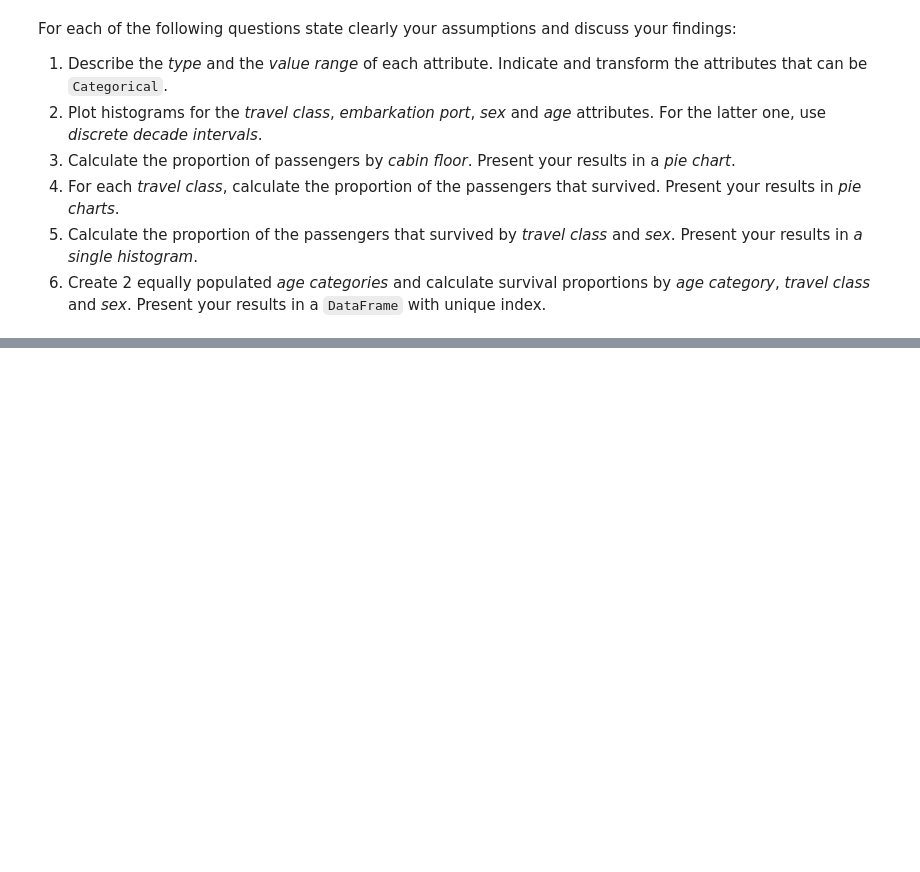
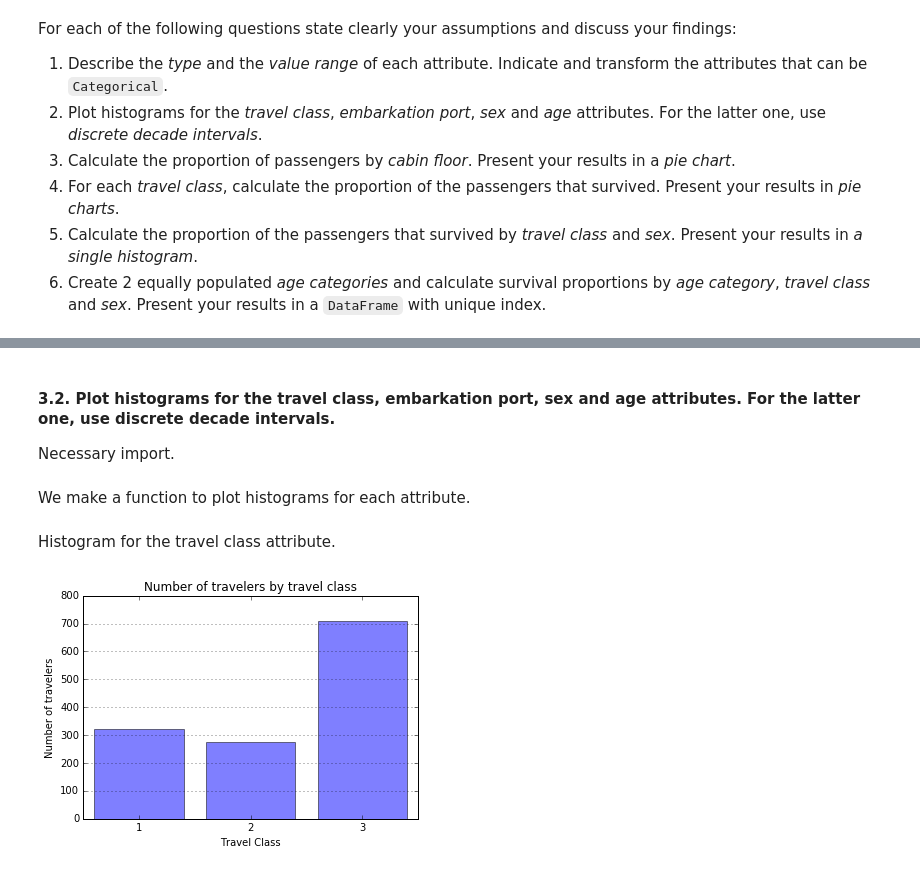
Before and after one commit to khalidomari/ADA2017, a Jupyter notebook: 01 - Pandas and Data Wrangling/Homework 1_Khalil.ipynb, the cells around one changed output, grey strips where cells are left out. Saved outputs shown, nothing was run; the diff lists cells and outputs as text; code cells hidden in the pictures; blank space fills up the shorter version.

```diff
--- a/01 - Pandas and Data Wrangling/Homework 1_Khalil.ipynb
+++ b/01 - Pandas and Data Wrangling/Homework 1_Khalil.ipynb
@@ -238,0 +275,3 @@ For each of the following questions state clearly your assumptions and discuss y
+# %%
+titanic = pd.read_excel('Data/titanic.xls')
+titanic.head()
@@ -238,0 +324,9 @@ For each of the following questions state clearly your assumptions and discuss y
+# %%
+titanic['sex'] = titanic.sex.astype('category')
+titanic['ticket'] = titanic.ticket.astype('category')
+titanic['embarked'] = titanic.embarked.astype('category')
+titanic['home.dest'] = titanic['home.dest'].astype('category')
+# %% [markdown]
+#### 3.2. Plot histograms for the travel class, embarkation port, sex and age attributes. For the latter one, use discrete decade intervals.
+
+Necessary import.
@@ -238,0 +336,22 @@ For each of the following questions state clearly your assumptions and discuss y
+# %% [markdown]
+We make a function to plot histograms for each attribute.
+# %%
+def plot_histogram(attribute, attribute_name, dropna=False):
+    # Computing values and labels (indexes)
+    values = titanic[attribute].value_counts(dropna=dropna).sort_index()
+    indexes = values.index
+    y_pos = np.arange(len(indexes))
+    # Bar plot
+    plt.bar(y_pos, values, align='center', alpha=0.5)
+    plt.xticks(y_pos, indexes)
+    plt.xlabel(attribute_name)
+    plt.ylabel('Number of travelers')
+    plt.title('Number of travelers by {}'.format(attribute_name.lower()))
+    plt.grid(axis='y')
+    plt.show()
+# %% [markdown]
+Histogram for the travel class attribute.
+# %%
+plot_histogram("pclass", "Travel Class")
+# %% [output]
+[figure, added]
```
Also changed, not shown: parts of 46 cells of this notebook.
